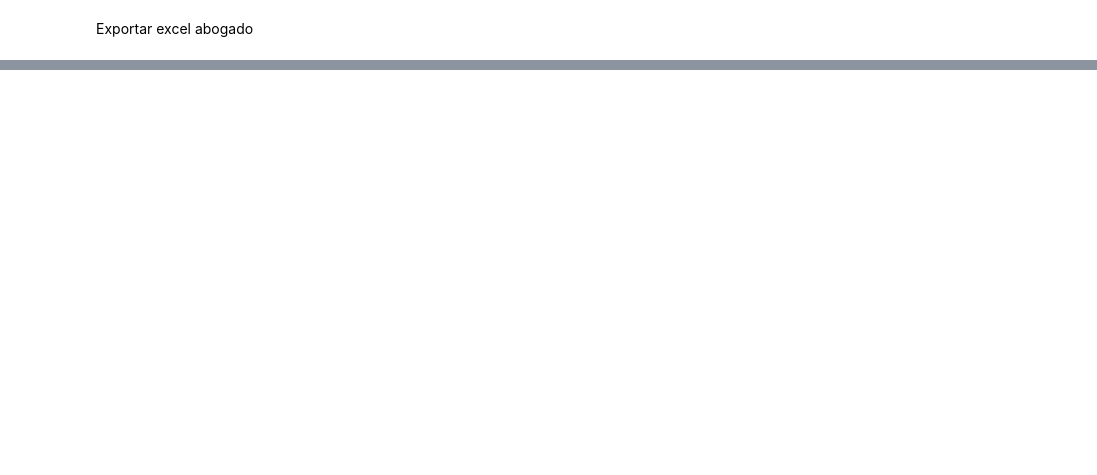
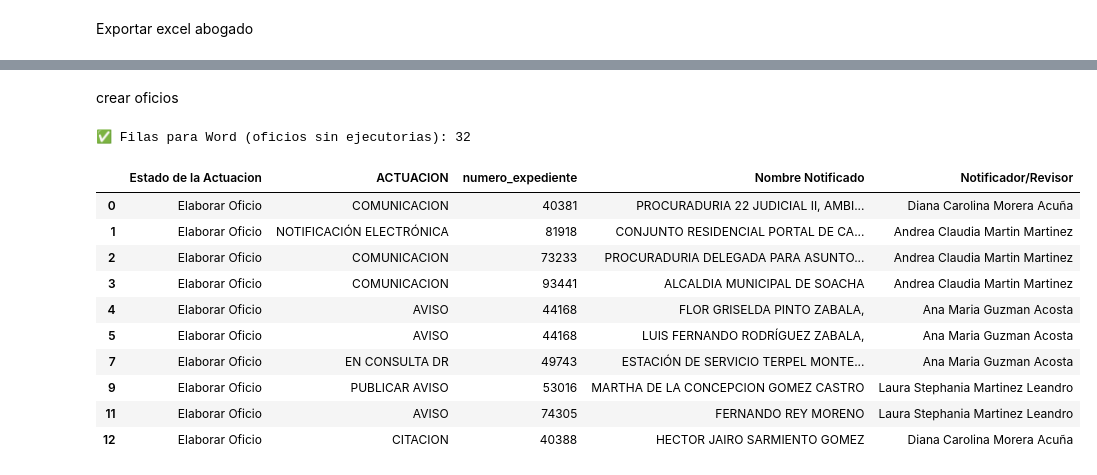
Before and after one commit to juliancho18/oficios_notificaciones, a Jupyter notebook: constructor.ipynb, the cells around one changed output, grey strips where cells are left out. Saved outputs shown, nothing was run; the diff lists cells and outputs as text; code cells hidden in the pictures; blank space fills up the shorter version.

```diff
--- a/constructor.ipynb
+++ b/constructor.ipynb
@@ -290,0 +356,3 @@ display(resumen)
+# %%
+df_filtrado = utils.agregar_info_regional(df_filtrado, col_regional="Regional")
+df_filtrado = utils.agregar_columnas_del_de_la(df_filtrado, col_origen="Tipo de Acto Administrativo")
@@ -290,0 +459,33 @@ display(resumen)
+# %% [markdown]
+crear oficios
+# %%
+COL_ESTADO = "Estado de la Actuacion"   # <- tu nombre real
+COL_ACTUACION = "ACTUACION"            # <- tu nombre real
+
+# 1) Filtrar SOLO elaborar oficio
+df_oficios = df_filtrado.copy()
+
+df_oficios = df_oficios[
+    df_oficios[COL_ESTADO].astype(str).str.strip().str.lower().eq("elaborar oficio")
+].copy()
+
+# 2) Excluir ejecutorias por texto en ACTUACION (si aplica)
+df_oficios = df_oficios[
+    ~df_oficios[COL_ACTUACION].astype(str).str.upper().str.contains("EJECUTORIA", na=False)
+].copy()
+
+print("✅ Filas para Word (oficios sin ejecutorias):", len(df_oficios))
+display(df_oficios[[COL_ESTADO, COL_ACTUACION, "numero_expediente", "Nombre Notificado", "Notificador/Revisor"]].head(10))
+# %% [output]
+✅ Filas para Word (oficios sin ejecutorias): 32
+|  | Estado de la Actuacion | ACTUACION | numero_expediente | Nombre Notificado | Notificador/Revisor |
+| 0 | Elaborar Oficio | COMUNICACION | 40381 | PROCURADURIA 22 JUDICIAL II, AMBI... | Diana Carolina Morera Acuña |
+| 1 | Elaborar Oficio | NOTIFICACIÓN ELECTRÓNICA | 81918 | CONJUNTO RESIDENCIAL PORTAL DE CA... | Andrea Claudia Martin Martinez |
+| 2 | Elaborar Oficio | COMUNICACION | 73233 | PROCURADURIA DELEGADA PARA ASUNTO... | Andrea Claudia Martin Martinez |
+| 3 | Elaborar Oficio | COMUNICACION | 93441 | ALCALDIA MUNICIPAL DE SOACHA | Andrea Claudia Martin Martinez |
+| 4 | Elaborar Oficio | AVISO | 44168 | FLOR GRISELDA PINTO ZABALA, | Ana Maria Guzman Acosta |
+| 5 | Elaborar Oficio | AVISO | 44168 | LUIS FERNANDO RODRÍGUEZ ZABALA, | Ana Maria Guzman Acosta |
+| 7 | Elaborar Oficio | EN CONSULTA DR | 49743 | ESTACIÓN DE SERVICIO TERPEL MONTE... | Ana Maria Guzman Acosta |
+| 9 | Elaborar Oficio | PUBLICAR AVISO | 53016 | MARTHA DE LA CONCEPCION GOMEZ CASTRO | Laura Stephania Martinez Leandro |
+| 11 | Elaborar Oficio | AVISO | 74305 | FERNANDO REY MORENO | Laura Stephania Martinez Leandro |
+| 12 | Elaborar Oficio | CITACION | 40388 | HECTOR JAIRO SARMIENTO GOMEZ | Diana Carolina Morera Acuña |
```
Also changed, not shown: parts of 24 cells of this notebook, 33 other files.
